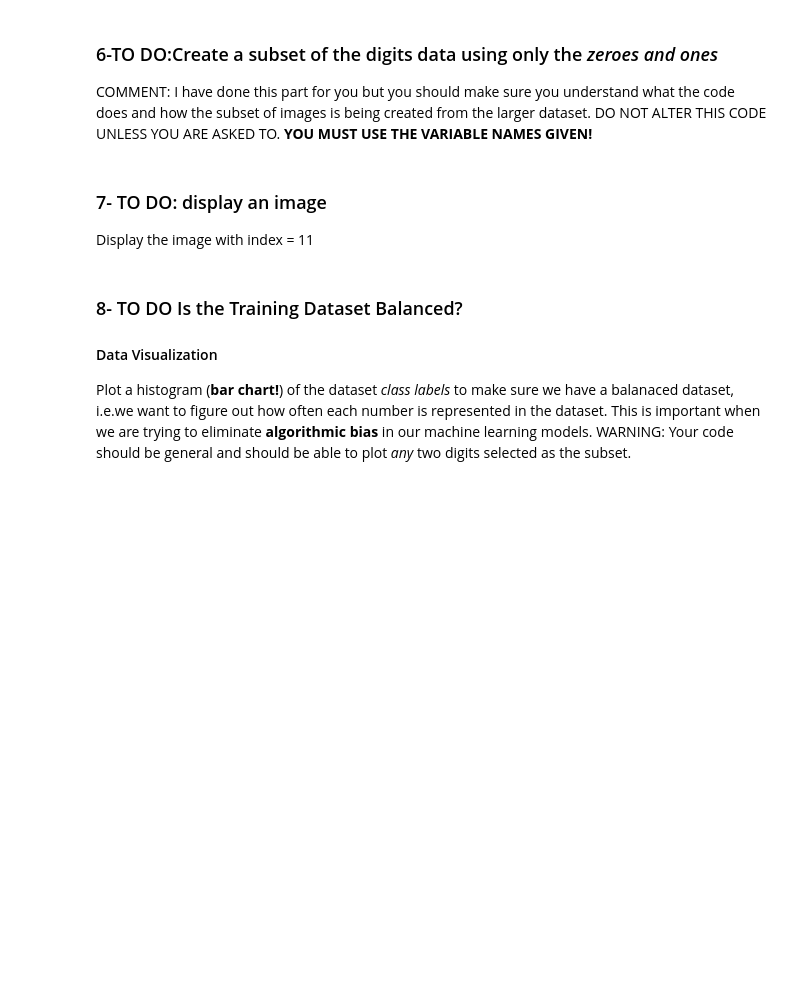
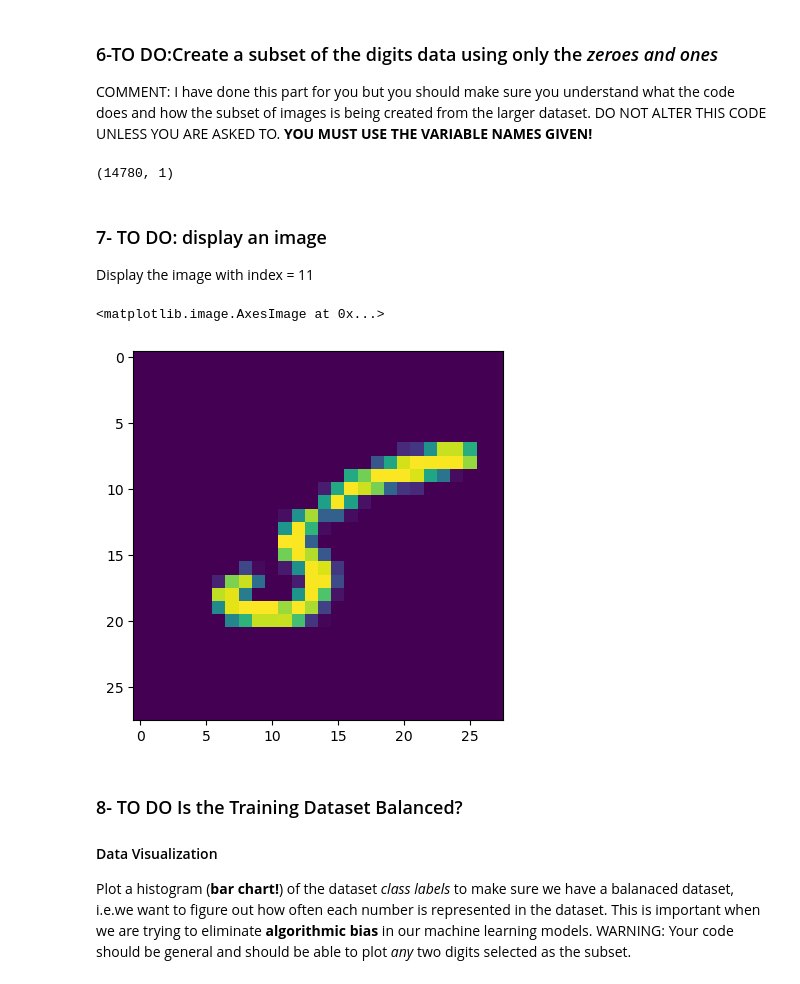
Before and after one commit to Zeni1137/ISAT341_Lab11, a Jupyter notebook: Lab11-FinalExam-Adaline_Sp24_mnist.ipynb, the cells around one changed output. Cells and saved outputs as stored; diff of their text form; code cells hidden in the pictures; blank space fills up the shorter version.

```diff
--- a/Lab11-FinalExam-Adaline_Sp24_mnist.ipynb
+++ b/Lab11-FinalExam-Adaline_Sp24_mnist.ipynb
@@ -126,8 +144,8 @@ Since the last column in the dataset is the *class* attribute , we need to selec
 ###### <font color='red'/>WARNING: We need these to be numpy arrays so make sure you convert them during this process. See your labs, etc.
 # %%
 #create feature matrix and target vector from dataframe
-X =
-y =
+X = np.asarray(df_mnist.loc[:, df_mnist.columns != 'class'])
+y = np.asarray(df_mnist.iloc[:,-1:])
 # %% [markdown]
 ### <font color='green'/> 5-TO DO: Simple Data Exploration for Images
 
@@ -146,11 +186,19 @@ print('\nThis is simply the target vector value that is associated with the imag
 zero_one_indices = np.sort(np.concatenate((np.where(y == 0)[0], np.where(y == 1)[0])))
 # %%
 zero_one_images = X[zero_one_indices]
-zero_one_labels = Y[zero_one_indices]
+zero_one_labels = y[zero_one_indices]
 zero_one_labels.shape
+# %% [output]
+(14780, 1)
 # %% [markdown]
 ### <font color='green'/>7- TO DO:  display an image
 Display the image with index = 11
+# %%
+i = 11
+plt.imshow(X[i].reshape(28,28))
+# %% [output]
+<matplotlib.image.AxesImage at 0x...>
+[figure, added]
 # %% [markdown]
 ### <font color='green'/>8- TO DO Is the Training Dataset Balanced?
 #### <font color='blue'/> Data Visualization
```
Also changed, not shown: parts of 11 cells of this notebook.
